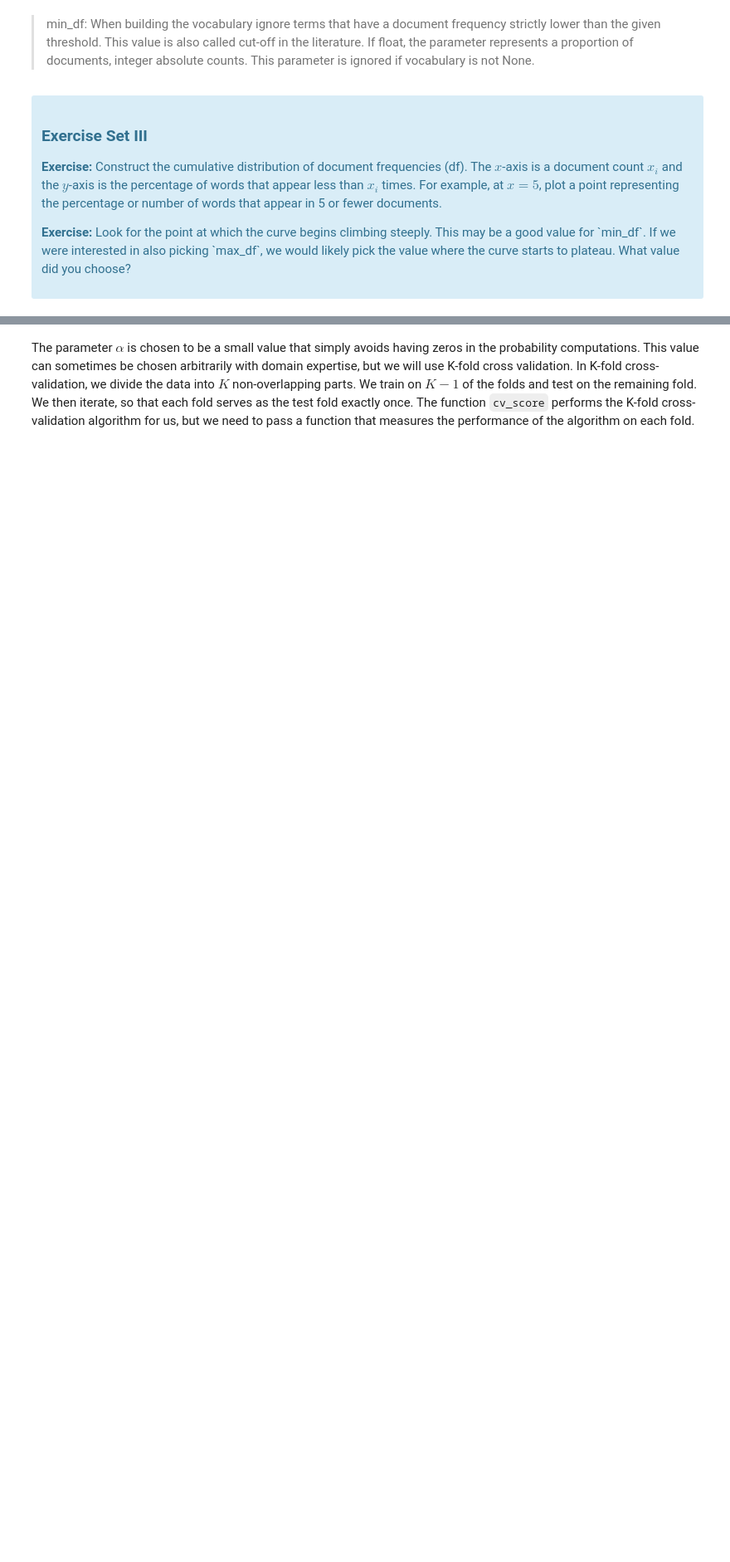
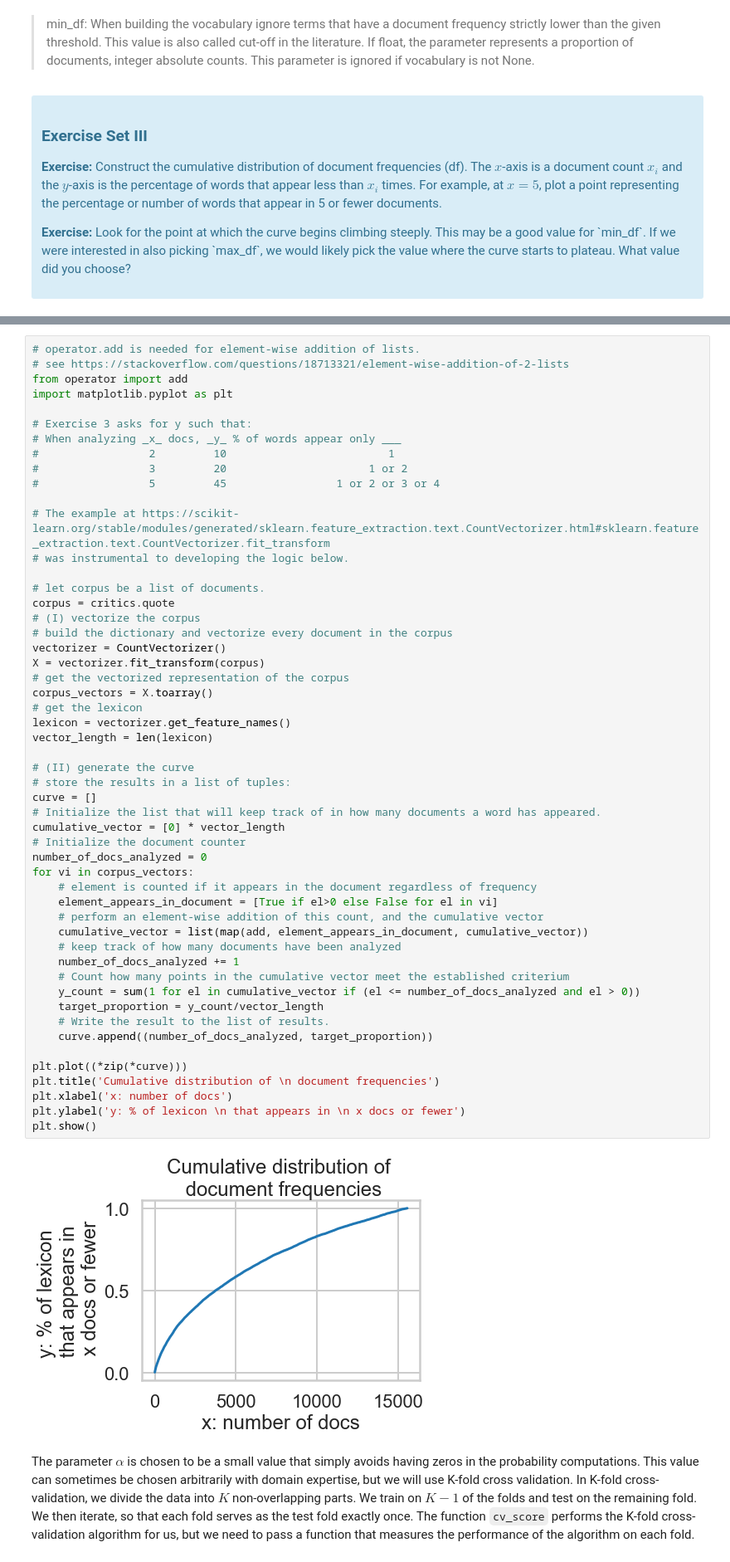
Before and after one commit to dennisgh/833-springboard_naive_bayes, a Jupyter notebook: Mini_Project_Naive_Bayes.ipynb, the cells around one changed output, grey strips where cells are left out. Shown at 83% size. Drawn from its saved outputs; the diff is of its cells as text; blank space fills up the shorter version.

Commit message:
completed Ex. 2 and Ex. 3 (feedback needed)

```diff
--- a/Mini_Project_Naive_Bayes.ipynb
+++ b/Mini_Project_Naive_Bayes.ipynb
@@ -321,3 +347,57 @@ First, let's find an appropriate value for `min_df` for the `CountVectorizer`. `
+# %%
+# operator.add is needed for element-wise addition of lists.
+# see https://stackoverflow.com/questions/18713321/element-wise-addition-of-2-lists
+from operator import add
+import matplotlib.pyplot as plt
+
+# Exercise 3 asks for y such that:
+# When analyzing _x_ docs, _y_ % of words appear only ___
+#                 2         10                         1
+#                 3         20                      1 or 2
+#                 5         45                 1 or 2 or 3 or 4
+
+# The example at https://scikit-learn.org/stable/modules/generated/sklearn.feature_extraction.text.CountVectorizer.html#sklearn.feature_extraction.text.CountVectorizer.fit_transform
+# was instrumental to developing the logic below.
+
+# let corpus be a list of documents.
+corpus = critics.quote
+# (I) vectorize the corpus
+# build the dictionary and vectorize every document in the corpus
+vectorizer = CountVectorizer()
+X = vectorizer.fit_transform(corpus)
+# get the vectorized representation of the corpus
+corpus_vectors = X.toarray()
+# get the lexicon
+lexicon = vectorizer.get_feature_names()
+vector_length = len(lexicon)
+
+# (II) generate the curve
+# store the results in a list of tuples:
+curve = []
+# Initialize the list that will keep track of in how many documents a word has appeared.
+cumulative_vector = [0] * vector_length
+# Initialize the document counter
+number_of_docs_analyzed = 0
+for vi in corpus_vectors:
+    # element is counted if it appears in the document regardless of frequency
+    element_appears_in_document = [True if el>0 else False for el in vi]
+    # perform an element-wise addition of this count, and the cumulative vector
+    cumulative_vector = list(map(add, element_appears_in_document, cumulative_vector))
+    # keep track of how many documents have been analyzed
+    number_of_docs_analyzed += 1
+    # Count how many points in the cumulative vector meet the established criterium
+    y_count = sum(1 for el in cumulative_vector if (el <= number_of_docs_analyzed and el > 0))
+    target_proportion = y_count/vector_length
+    # Write the result to the list of results.
+    curve.append((number_of_docs_analyzed, target_proportion))
+
+plt.plot((*zip(*curve)))
+plt.title('Cumulative distribution of \n document frequencies')
+plt.xlabel('x: number of docs')
+plt.ylabel('y: % of lexicon \n that appears in \n x docs or fewer')
+plt.show()
+# %% [output]
+[figure, added]
 # %% [markdown]
 The parameter $\alpha$ is chosen to be a small value that simply avoids having zeros in the probability computations. This value can sometimes be chosen arbitrarily with domain expertise, but we will use K-fold cross validation. In K-fold cross-validation, we divide the data into $K$ non-overlapping parts. We train on $K-1$ of the folds and test on the remaining fold. We then iterate, so that each fold serves as the test fold exactly once. The function `cv_score` performs the K-fold cross-validation algorithm for us, but we need to pass a function that measures the performance of the algorithm on each fold.
 # %%
```
Also changed, not shown: parts of 8 cells of this notebook.
